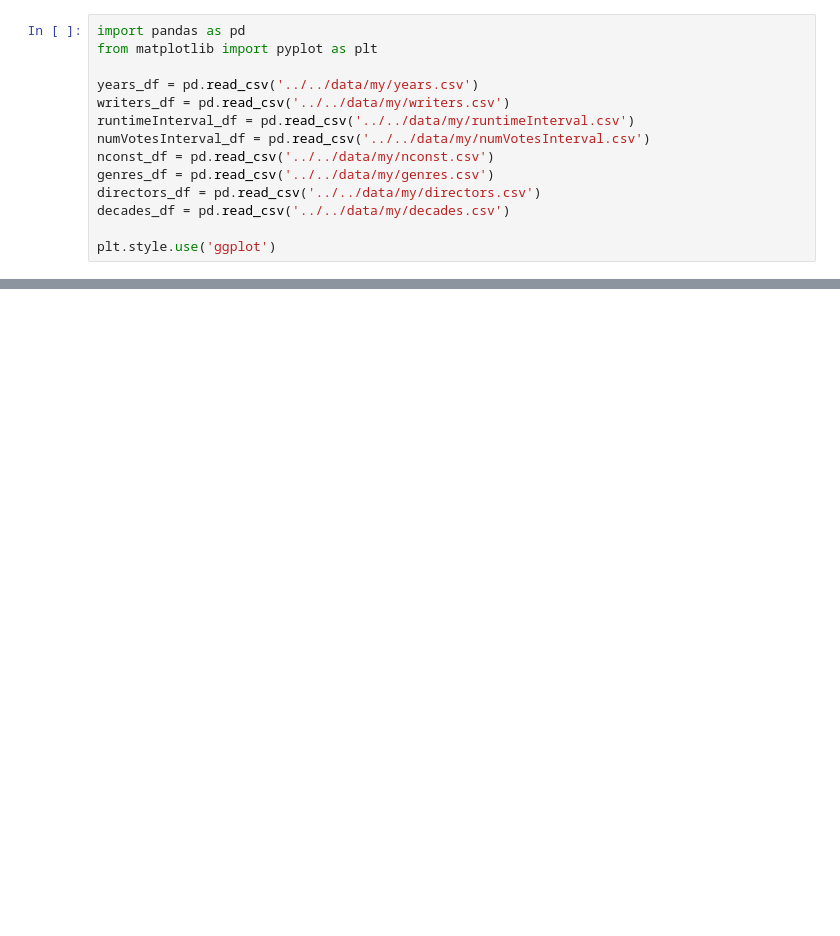
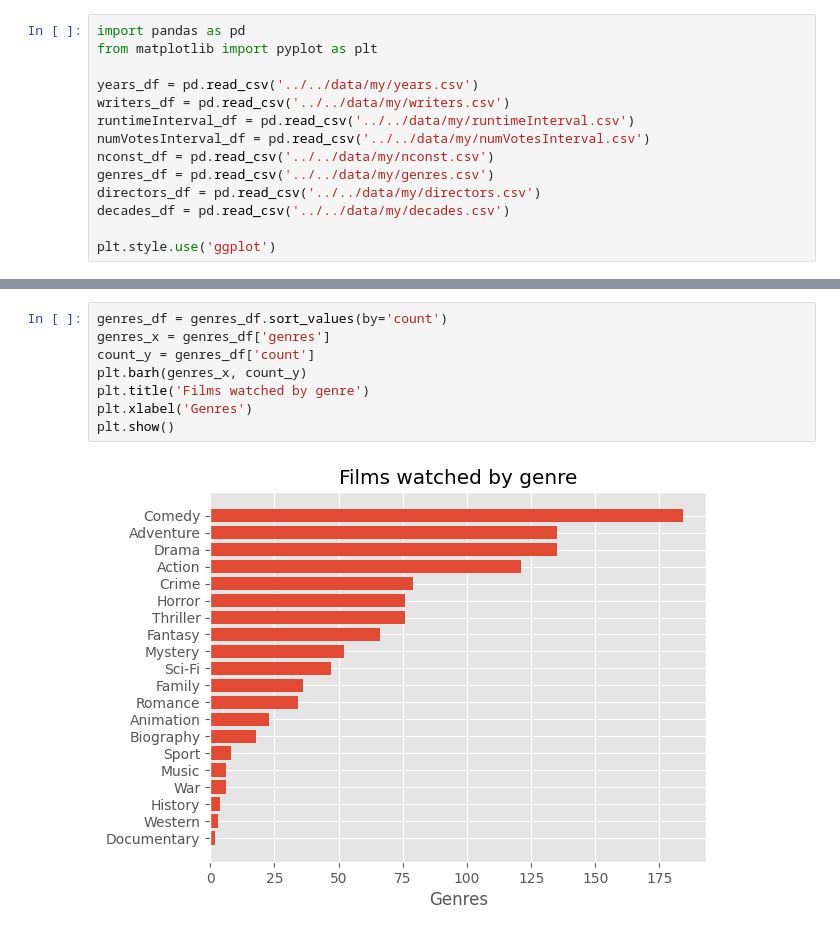
Before and after one commit to VBertuol/movies_database, a Jupyter notebook: code/my_movies/my_movies_plot.ipynb, the cells around one changed output, grey strips where cells are left out. Saved outputs shown, nothing was run; the diff lists cells and outputs as text; blank space fills up the shorter version.

```diff
--- a/code/my_movies/my_movies_plot.ipynb
+++ b/code/my_movies/my_movies_plot.ipynb
@@ -53,0 +36,10 @@ plt.show()
+# %%
+genres_df = genres_df.sort_values(by='count')
+genres_x = genres_df['genres']
+count_y = genres_df['count']
+plt.barh(genres_x, count_y)
+plt.title('Films watched by genre')
+plt.xlabel('Genres')
+plt.show()
+# %% [output]
+[figure, added]
```
Also changed, not shown: parts of 11 cells of this notebook.
